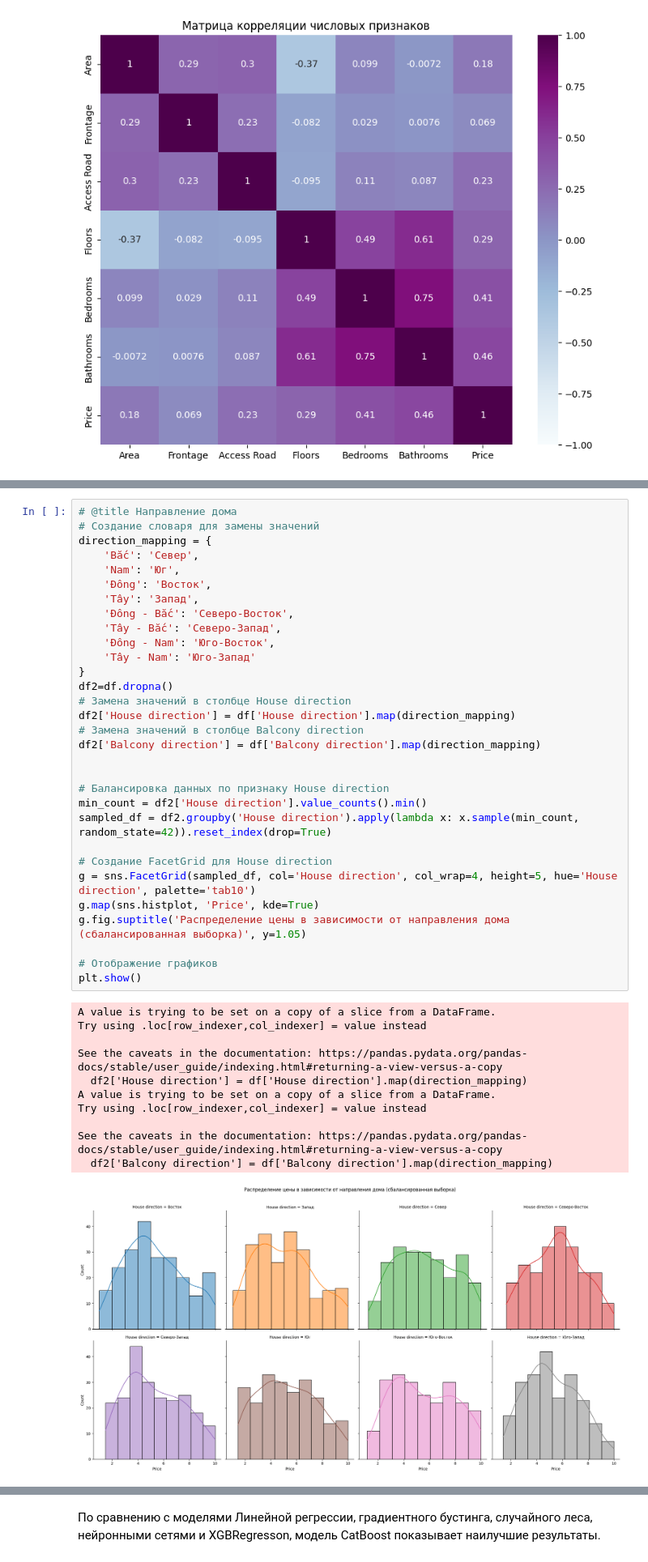
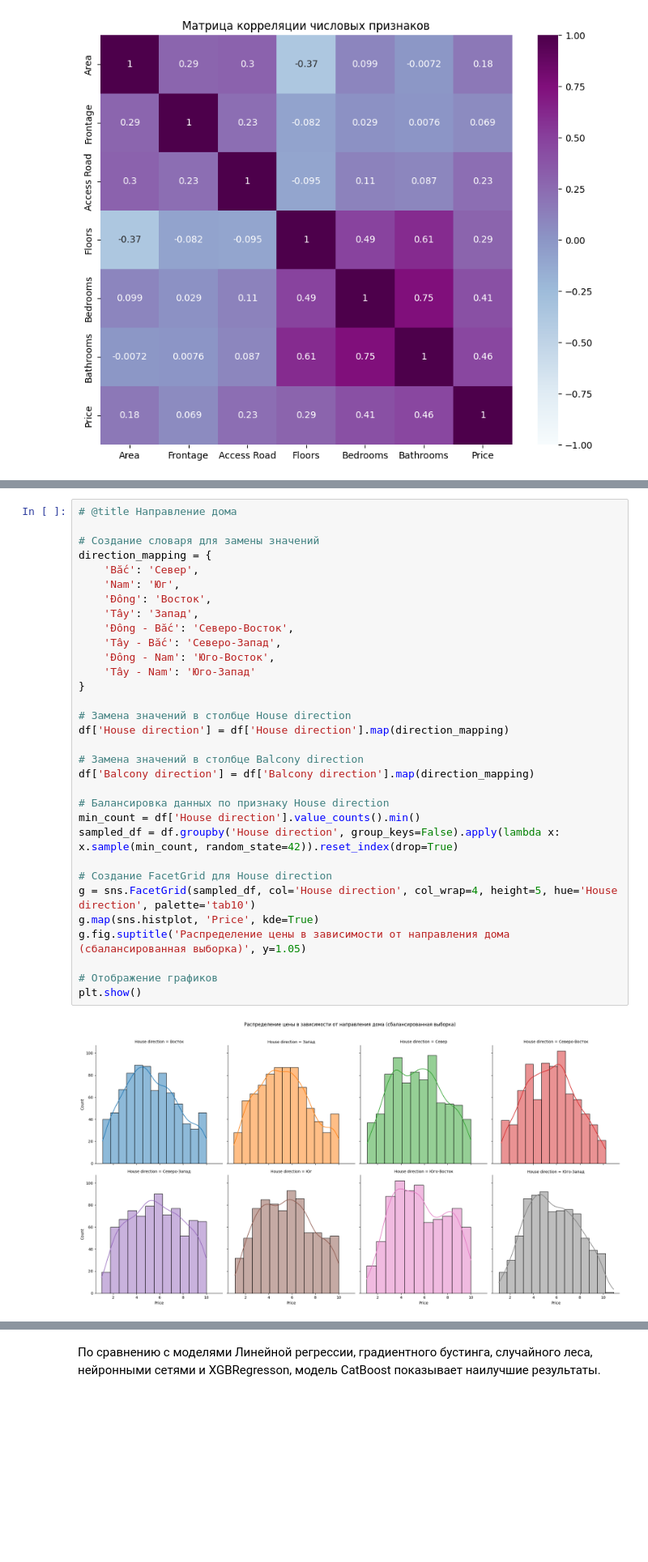
Before and after one commit to PetrBonyuk/m_o, a Jupyter notebook: vietnam_housing.ipynb, the cells around one changed output, grey strips where cells are left out. Shown at 81% size. Cells and saved outputs as stored; diff of their text form; blank space fills up the shorter version.

```diff
--- a/vietnam_housing.ipynb
+++ b/vietnam_housing.ipynb
@@ -174,47 +153,38 @@ plt.show()
 [figure]
 # %%
 # @title Направление дома
+
 # Создание словаря для замены значений
 direction_mapping = {
     'Bắc': 'Север',
     'Nam': 'Юг',
     'Đông': 'Восток',
     'Tây': 'Запад',
     'Đông - Bắc': 'Северо-Восток',
     'Tây - Bắc': 'Северо-Запад',
     'Đông - Nam': 'Юго-Восток',
     'Tây - Nam': 'Юго-Запад'
 }
-df2=df.dropna()
+
 # Замена значений в столбце House direction
-df2['House direction'] = df['House direction'].map(direction_mapping)
+df['House direction'] = df['House direction'].map(direction_mapping)
+
 # Замена значений в столбце Balcony direction
-df2['Balcony direction'] = df['Balcony direction'].map(direction_mapping)
-
+df['Balcony direction'] = df['Balcony direction'].map(direction_mapping)
 
 # Балансировка данных по признаку House direction
-min_count = df2['House direction'].value_counts().min()
-sampled_df = df2.groupby('House direction').apply(lambda x: x.sample(min_count, random_state=42)).reset_index(drop=True)
+min_count = df['House direction'].value_counts().min()
+sampled_df = df.groupby('House direction', group_keys=False).apply(lambda x: x.sample(min_count, random_state=42)).reset_index(drop=True)
 
 # Создание FacetGrid для House direction
 g = sns.FacetGrid(sampled_df, col='House direction', col_wrap=4, height=5, hue='House direction', palette='tab10')
 g.map(sns.histplot, 'Price', kde=True)
 g.fig.suptitle('Распределение цены в зависимости от направления дома (сбалансированная выборка)', y=1.05)
 
 # Отображение графиков
 plt.show()
 # %% [output]
-A value is trying to be set on a copy of a slice from a DataFrame.
-Try using .loc[row_indexer,col_indexer] = value instead
-
-See the caveats in the documentation: https://pandas.pydata.org/pandas-docs/stable/user_guide/indexing.html#returning-a-view-versus-a-copy
-  df2['House direction'] = df['House direction'].map(direction_mapping)
-A value is trying to be set on a copy of a slice from a DataFrame.
-Try using .loc[row_indexer,col_indexer] = value instead
-
-See the caveats in the documentation: https://pandas.pydata.org/pandas-docs/stable/user_guide/indexing.html#returning-a-view-versus-a-copy
-  df2['Balcony direction'] = df['Balcony direction'].map(direction_mapping)
-[figure, old version]
+[figure, new version]
 # %%
 # @title Направление балкона
 # Балансировка данных по признаку Balcony direction
```
Also changed, not shown: parts of 8 cells of this notebook.
